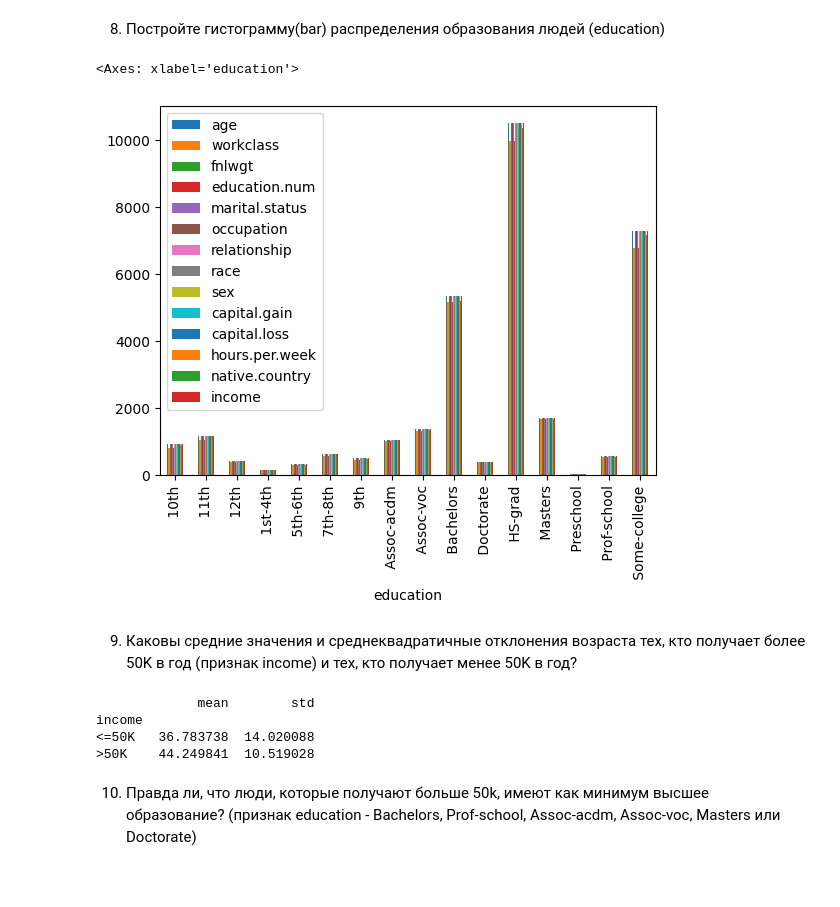
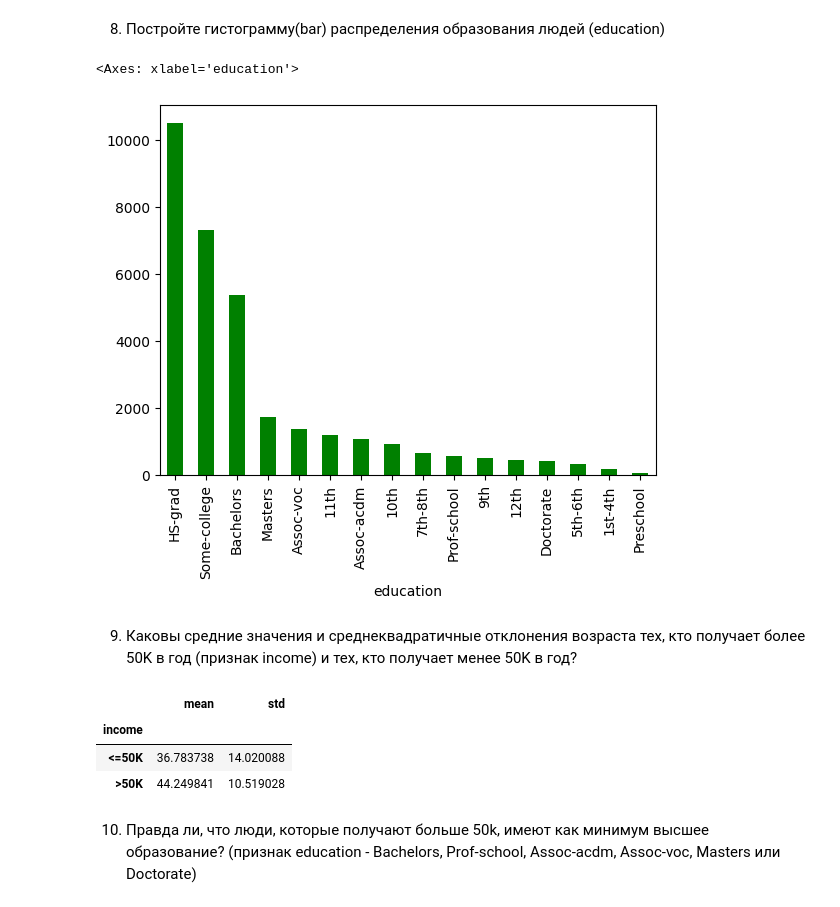
Before and after one commit to alexmordashov/computer_math, a Jupyter notebook: 5. Библиотека Pandas. Визуальный анализ данных/Практическая_работа_№5_Библиотека_Pandas.ipynb, the cells around one changed output. Saved outputs shown, nothing was run; the diff lists cells and outputs as text; code cells hidden in the pictures; blank space fills up the shorter version.

```diff
--- a/5. Библиотека Pandas. Визуальный анализ данных/Практическая_работа_№5_Библиотека_Pandas.ipynb
+++ b/5. Библиотека Pandas. Визуальный анализ данных/Практическая_работа_№5_Библиотека_Pandas.ipynb
@@ -169,19 +162,19 @@ Name: age, dtype: float64
 # %% [markdown]
 8) Постройте гистограмму(bar) распределения образования людей (education)
 # %%
-df.groupby('education').count().plot(kind='bar')
+df['education'].value_counts().plot(kind='bar', color='green')
 # %% [output]
 <Axes: xlabel='education'>
-[figure, old version]
+[figure, new version]
 # %% [markdown]
 9) Каковы средние значения и среднеквадратичные отклонения возраста тех, кто получает более 50K в год (признак income) и тех, кто получает менее 50K в год?
 # %%
-print(df.groupby('income')['age'].agg(['mean', 'std']))
+df.groupby('income')['age'].agg(['mean', 'std'])
 # %% [output]
-             mean        std
-income
-<=50K   36.783738  14.020088
->50K    44.249841  10.519028
+|  | mean | std |
+| income |  |  |
+| <=50K | 36.783738 | 14.020088 |
+| >50K | 44.249841 | 10.519028 |
 # %% [markdown]
 10) Правда ли, что люди, которые получают больше 50k, имеют как минимум высшее образование? (признак education - Bachelors, Prof-school, Assoc-acdm, Assoc-voc, Masters или Doctorate)
 # %%
```
Also changed, not shown: parts of 61 cells of this notebook.
